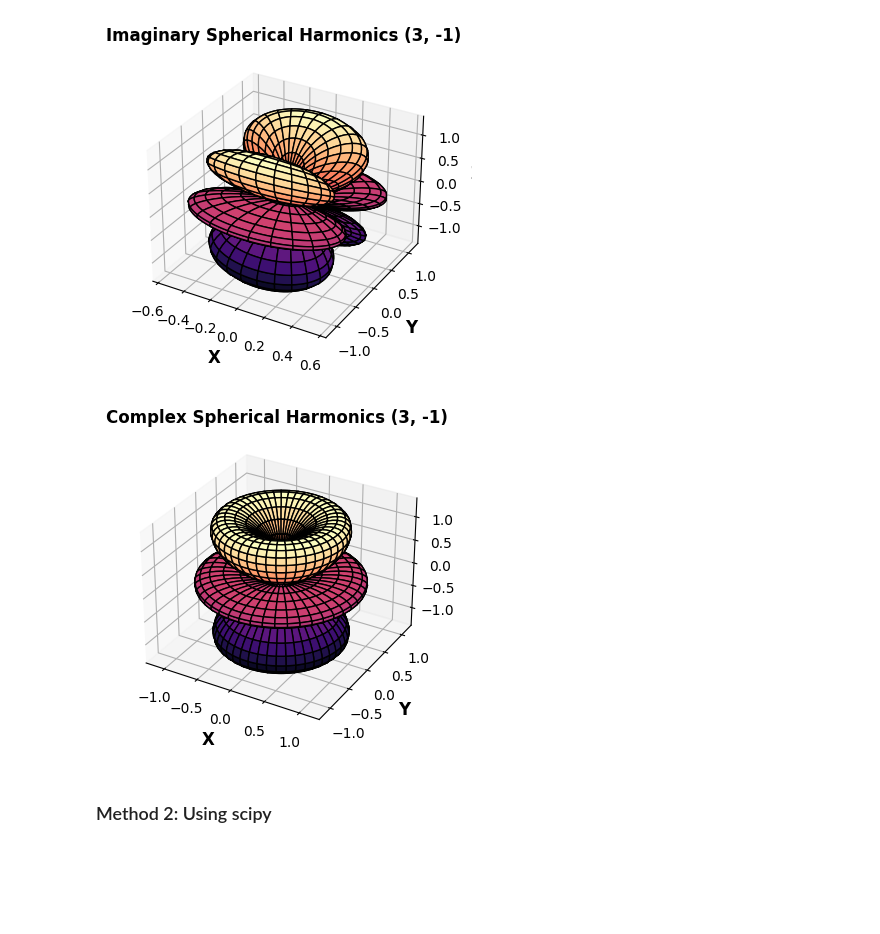
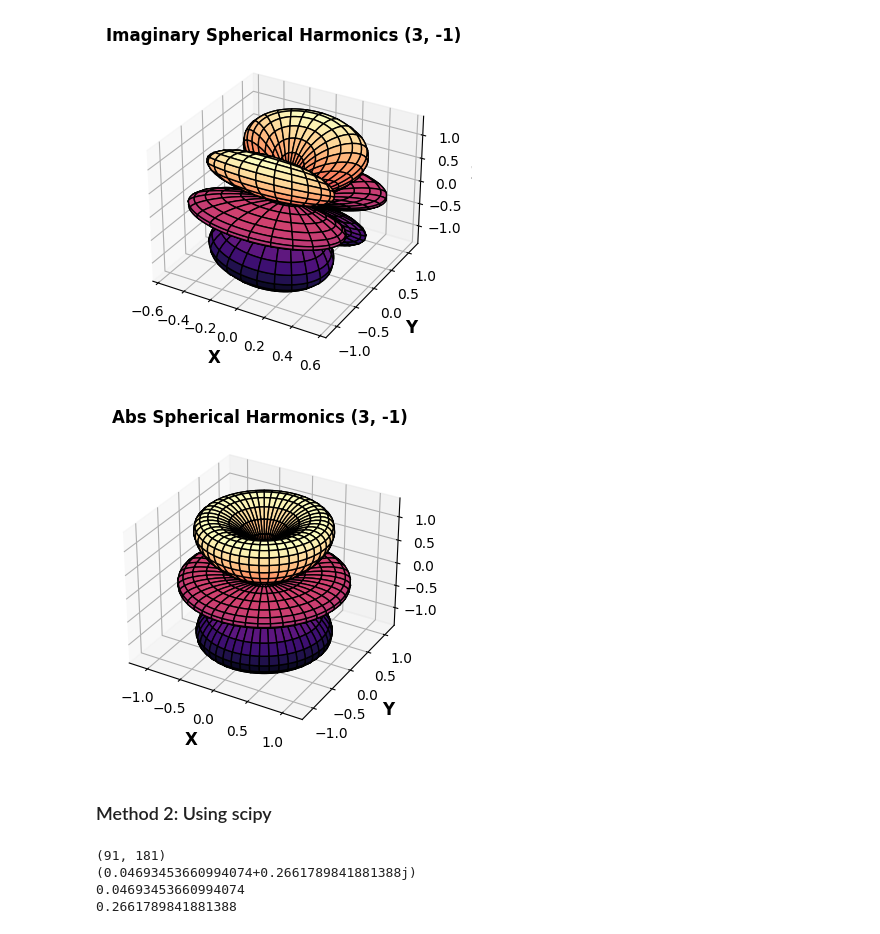
Before and after one commit to wbandabarragan/quantum-mechanics-1, a Jupyter notebook: python-resources/python_for_QM08.ipynb, the cells around one changed output. Drawn from its saved outputs; the diff is of its cells as text; code cells hidden in the pictures; blank space fills up the shorter version.

```diff
--- a/python-resources/python_for_QM08.ipynb
+++ b/python-resources/python_for_QM08.ipynb
@@ -18,7 +22,7 @@ import math as mt
 
 def spherical_coordinates(r, theta, phi):
     """
-    Function to compute the spherical coordinates.
+    Function to compute the cartesian coordinates from spherical coordinates.
 
     """
 
@@ -140,17 +144,34 @@ x, y, z = spherical_coordinates(abs(Y), Tht, Phi)
 # %%
 fig = plt.figure(figsize=(5,4))
 ax = fig.add_subplot( 111 , projection='3d')
 
 ax.plot_surface(x, y, z, cmap = 'magma', edgecolor = 'k')
 
-plt.title('Complex Spherical Harmonics ({}, {})'.format(l, m), fontsize = 12, fontweight = 'bold')
+plt.title('Abs Spherical Harmonics ({}, {})'.format(l, m), fontsize = 12, fontweight = 'bold')
 
 ax.set_xlabel('X', fontsize = 12, fontweight = 'bold')
 ax.set_ylabel('Y', fontsize = 12, fontweight = 'bold')
 ax.set_zlabel('Z', fontsize = 12, fontweight = 'bold')
 
 plt.show()
 # %% [output]
-[figure, old version]
+[figure, new version]
 # %% [markdown]
 ### Method 2: Using scipy
+# %%
+# Define our spherical harmonic
+
+sph_harm1 = sp.special.sph_harm(m, l, Phi, Tht)
+
+print(sph_harm1.shape)
+
+print(sph_harm1[50][50])
+
+print(sph_harm1[50][50].real)
+
+print(sph_harm1[50][50].imag)
+# %% [output]
+(91, 181)
+(0.04693453660994074+0.2661789841881388j)
+0.04693453660994074
+0.2661789841881388
```
Also changed, not shown: parts of 10 cells of this notebook.
